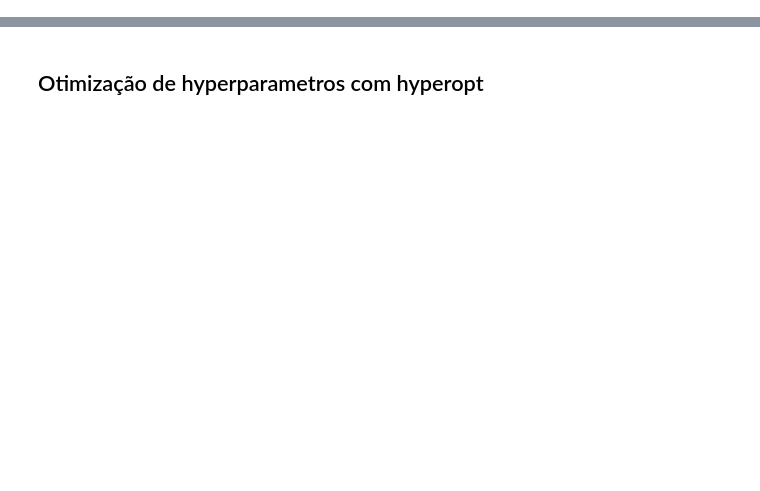
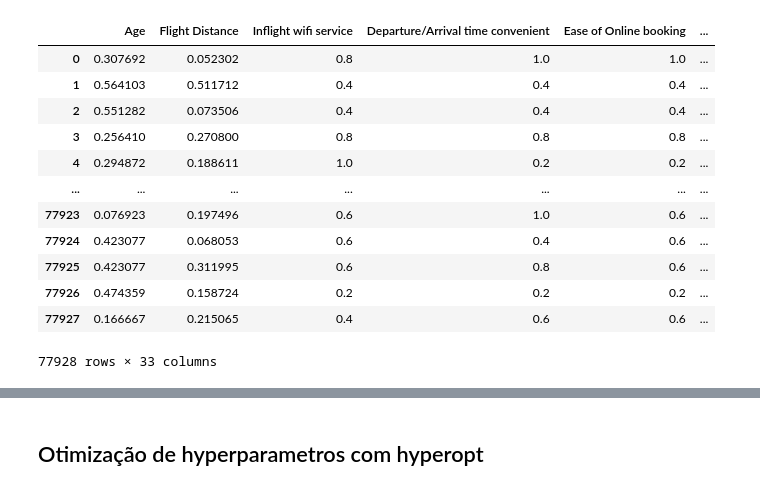
Before and after one commit to lucasacioly/Redes-Neurais, a Jupyter notebook: mlp.ipynb, the cells around one changed output, grey strips where cells are left out. Cells and saved outputs as stored; diff of their text form; code cells hidden in the pictures; blank space fills up the shorter version.

```diff
--- a/mlp.ipynb
+++ b/mlp.ipynb
@@ -39,3 +39,19 @@ y_val = df_val['satisfied'].astype(int)
 
 X_test = df_test.drop('satisfied', axis=1)
 y_test = df_test['satisfied'].astype(int)
+# %%
+X_train
+# %% [output]
+|  | Age | Flight Distance | Inflight wifi service | Departure/Arrival time convenient | Ease of Online booking | ... |
+| 0 | 0.307692 | 0.052302 | 0.8 | 1.0 | 1.0 | ... |
+| 1 | 0.564103 | 0.511712 | 0.4 | 0.4 | 0.4 | ... |
+| 2 | 0.551282 | 0.073506 | 0.4 | 0.4 | 0.4 | ... |
+| 3 | 0.256410 | 0.270800 | 0.8 | 0.8 | 0.8 | ... |
+| 4 | 0.294872 | 0.188611 | 1.0 | 0.2 | 0.2 | ... |
+| ... | ... | ... | ... | ... | ... | ... |
+| 77923 | 0.076923 | 0.197496 | 0.6 | 1.0 | 0.6 | ... |
+| 77924 | 0.423077 | 0.068053 | 0.6 | 0.4 | 0.6 | ... |
+| 77925 | 0.423077 | 0.311995 | 0.6 | 0.8 | 0.6 | ... |
+| 77926 | 0.474359 | 0.158724 | 0.2 | 0.2 | 0.2 | ... |
+| 77927 | 0.166667 | 0.215065 | 0.4 | 0.6 | 0.6 | ... |
+77928 rows × 33 columns
```
Also changed, not shown: parts of 12 cells of this notebook.
